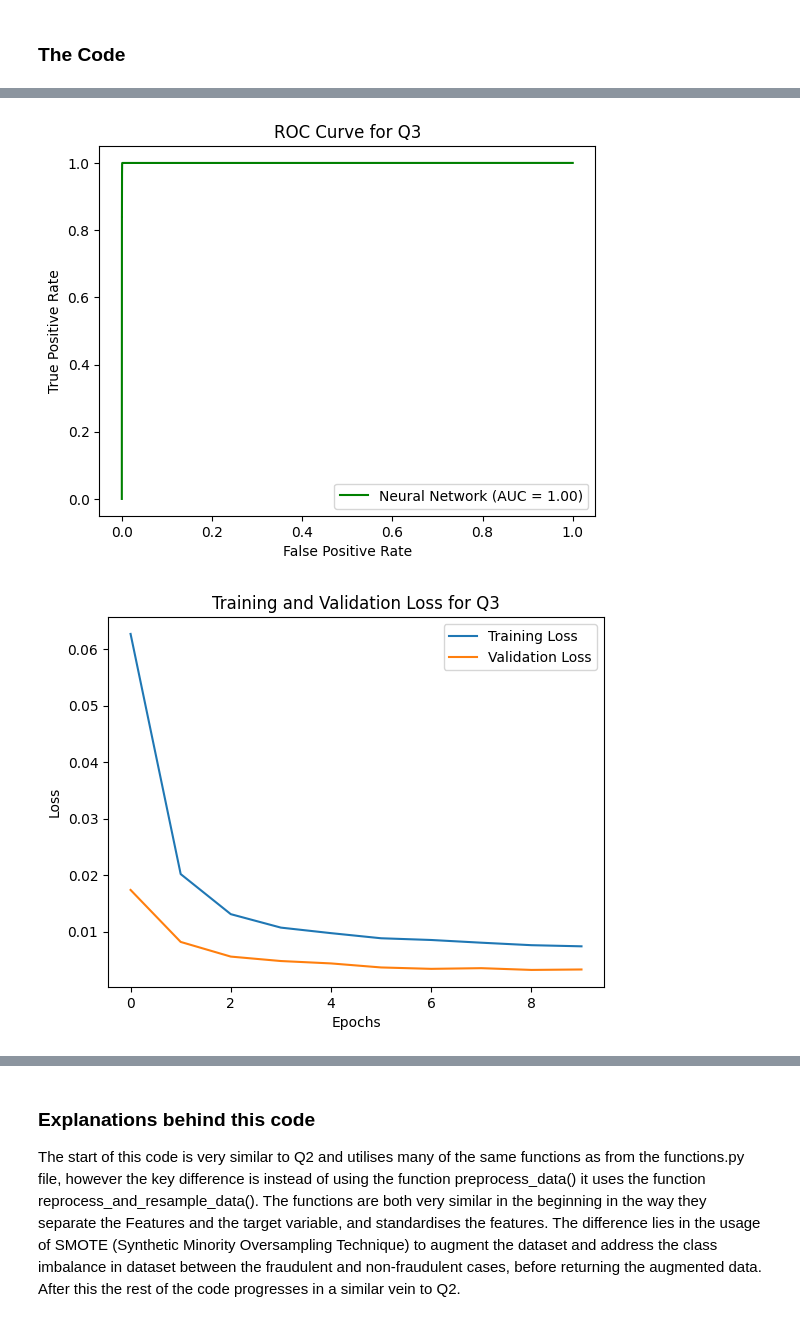
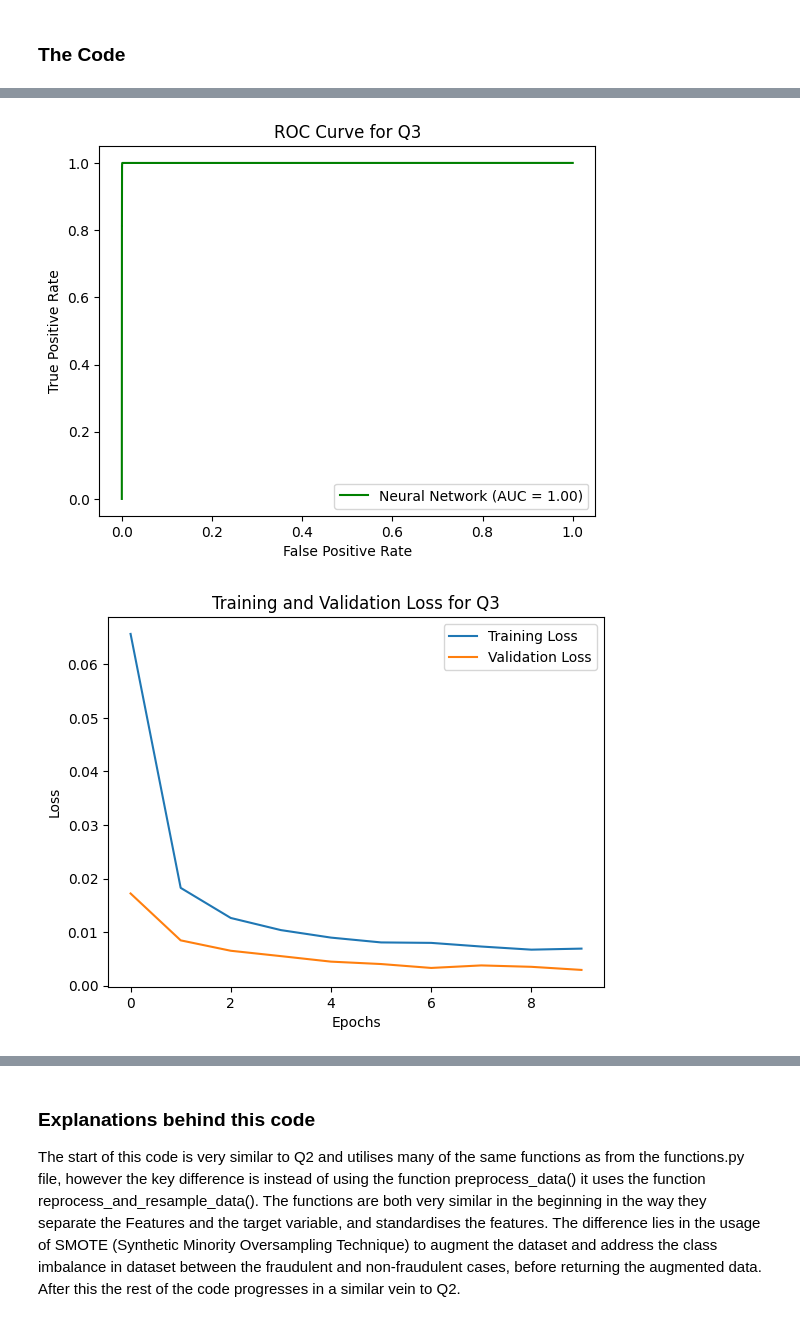
Before and after one commit to ghaithmusa0502/UP2089173-Credit-Card-Fraud-Detection, a Jupyter notebook: py/Q3_folder/Q3.ipynb, the cells around one changed output, grey strips where cells are left out. Drawn from its saved outputs; the diff is of its cells as text; code cells hidden in the pictures.

Commit message:
Updated functions, Q1, Q2 and Q3
Data analysis completed and program fully works

```diff
--- a/py/Q3_folder/Q3.ipynb
+++ b/py/Q3_folder/Q3.ipynb
@@ -67,6 +67,7 @@ while True:
             file.write(response.text)
         root = tk.Tk()
         root.withdraw()
+        import functions
         functions.Download_and_Extract_Kaggle_Dataset_Local()
         break
 
@@ -85,6 +86,7 @@ while True:
         spec = importlib.util.spec_from_file_location(module_name, filename)
         functions = importlib.util.module_from_spec(spec)
         spec.loader.exec_module(functions)
+        import functions
         data = functions.upload_csv()
         break
 
@@ -101,8 +103,8 @@ data = pd.read_csv("creditcard.csv")  # Load the dataset
 
 X_resampled, y_resampled = functions.preprocess_and_resample_data(data, target_column='Class')
 
-# Split into training and testing sets
-X_train, X_test, y_train, y_test = train_test_split(X_resampled, y_resampled, test_size=0.2, random_state=42)
+# Split into training and testing sets 70/30
+X_train, X_test, y_train, y_test = train_test_split(X_resampled, y_resampled, test_size=0.3, random_state=42)
 
 
 # Utilises a function in the py where it builds a neural network to the size of the columns in the training data
@@ -213,5 +215,5 @@ Recall (True Positive Rate): 100%
 [figure]
-[figure, old version]
+[figure, new version]
 [figure]
 # %% [markdown]
 ### Explanations behind this code
```
Also changed, not shown: parts of 4 cells of this notebook, 3 other files.
